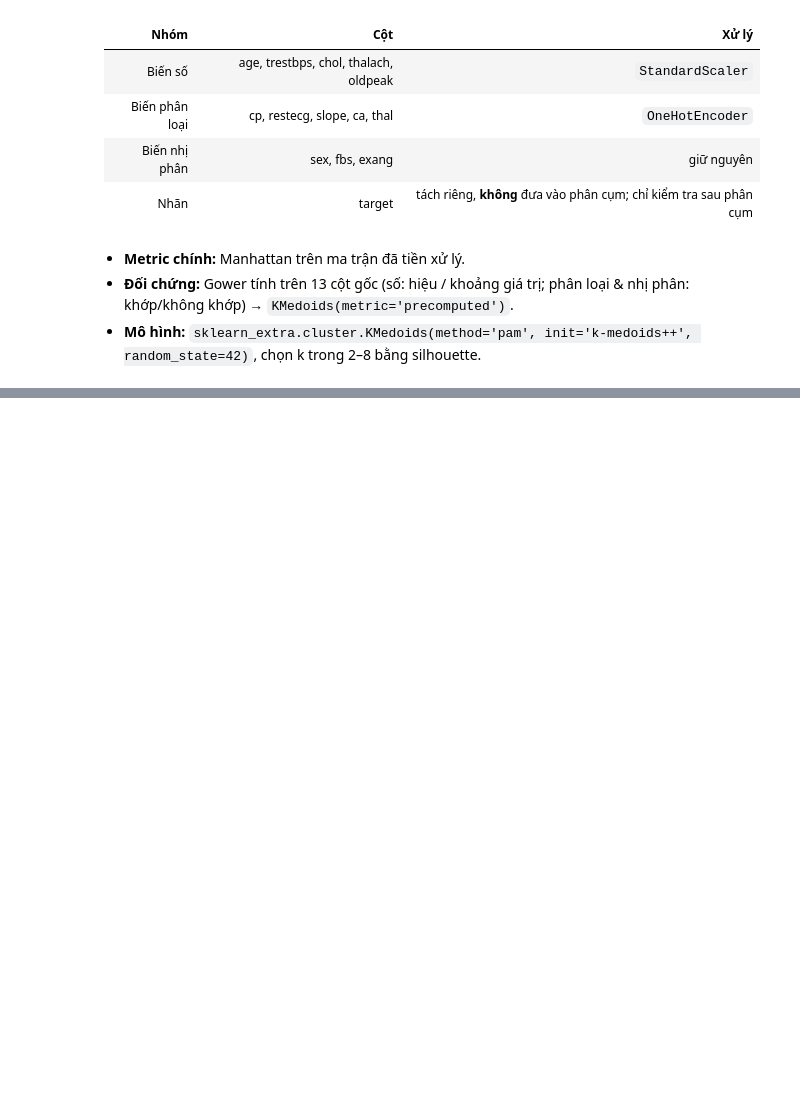
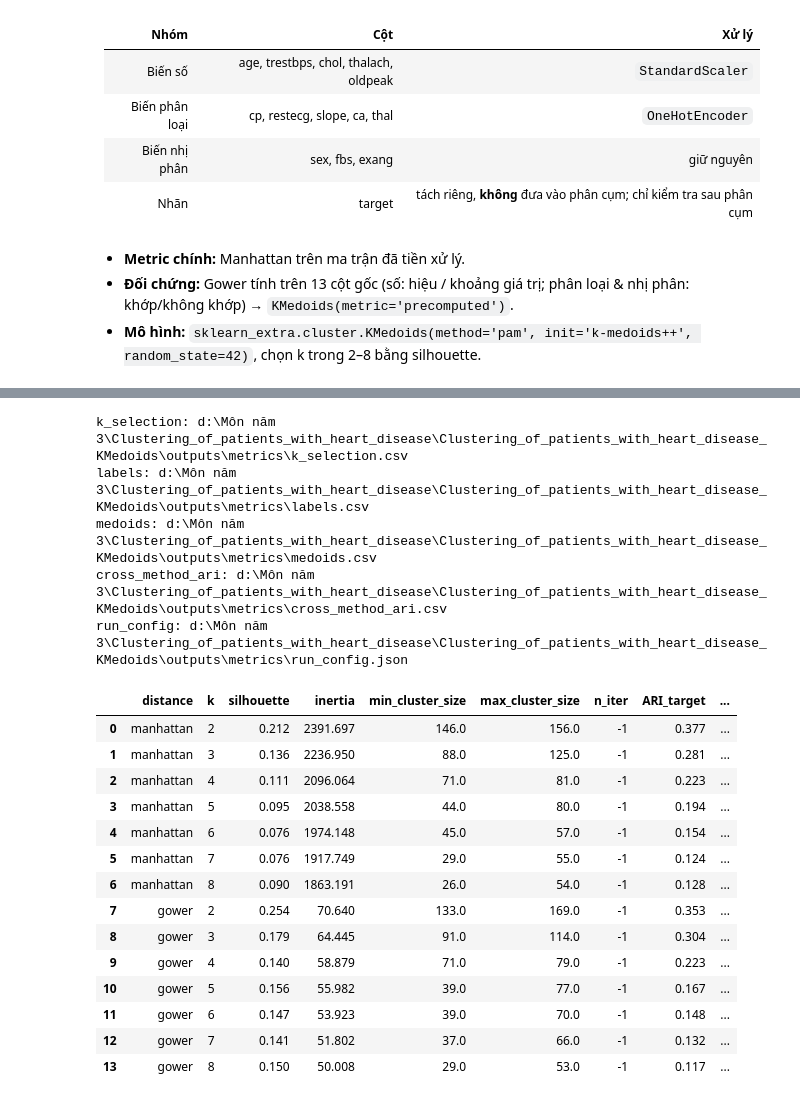
Before and after one commit to HaVuHongPhuc/Clustering_of_patients_with_heart_disease_KMedoids, a Jupyter notebook: notebooks/01_data_exploration.ipynb, the cells around one changed output, grey strips where cells are left out. Cells and saved outputs as stored; diff of their text form; code cells hidden in the pictures; blank space fills up the shorter version.

```diff
--- a/notebooks/01_data_exploration.ipynb
+++ b/notebooks/01_data_exploration.ipynb
@@ -176,0 +182,5 @@ Ma trận đặc trưng: (302, 27)
+# %%
+D_gower = gower_distance_matrix(X)
+saved = save_processed(df, X_mat, feature_names, D_gower, ROOT / "data" / "processed")
+for name, path in saved.items():
+    print(f"{name}: {path}")
@@ -176,0 +206,30 @@ Ma trận đặc trưng: (302, 27)
+# %%
+metric_paths = run_and_save_metrics(
+    df, ROOT / "outputs" / "metrics",
+    extra_config={"ca_abnormal": {"rule": "ca==4 -> NaN -> mode", "n_ca4_before_dedup": n_ca4,
+                                  "n_nan_after_dedup": n_nan, "fill_values": fill_values}},
+)
+for name, path in metric_paths.items():
+    print(f"{name}: {path}")
+pd.read_csv(metric_paths["k_selection"]).round(3)
+# %% [output]
+k_selection: d:\Môn năm 3\Clustering_of_patients_with_heart_disease\Clustering_of_patients_with_heart_disease_KMedoids\outputs\metrics\k_selection.csv
+labels: d:\Môn năm 3\Clustering_of_patients_with_heart_disease\Clustering_of_patients_with_heart_disease_KMedoids\outputs\metrics\labels.csv
+medoids: d:\Môn năm 3\Clustering_of_patients_with_heart_disease\Clustering_of_patients_with_heart_disease_KMedoids\outputs\metrics\medoids.csv
+cross_method_ari: d:\Môn năm 3\Clustering_of_patients_with_heart_disease\Clustering_of_patients_with_heart_disease_KMedoids\outputs\metrics\cross_method_ari.csv
+run_config: d:\Môn năm 3\Clustering_of_patients_with_heart_disease\Clustering_of_patients_with_heart_disease_KMedoids\outputs\metrics\run_config.json
+|  | distance | k | silhouette | inertia | min_cluster_size | max_cluster_size | n_iter | ARI_target | ... |
+| 0 | manhattan | 2 | 0.212 | 2391.697 | 146.0 | 156.0 | -1 | 0.377 | ... |
+| 1 | manhattan | 3 | 0.136 | 2236.950 | 88.0 | 125.0 | -1 | 0.281 | ... |
+| 2 | manhattan | 4 | 0.111 | 2096.064 | 71.0 | 81.0 | -1 | 0.223 | ... |
+| 3 | manhattan | 5 | 0.095 | 2038.558 | 44.0 | 80.0 | -1 | 0.194 | ... |
+| 4 | manhattan | 6 | 0.076 | 1974.148 | 45.0 | 57.0 | -1 | 0.154 | ... |
+| 5 | manhattan | 7 | 0.076 | 1917.749 | 29.0 | 55.0 | -1 | 0.124 | ... |
+| 6 | manhattan | 8 | 0.090 | 1863.191 | 26.0 | 54.0 | -1 | 0.128 | ... |
+| 7 | gower | 2 | 0.254 | 70.640 | 133.0 | 169.0 | -1 | 0.353 | ... |
+| 8 | gower | 3 | 0.179 | 64.445 | 91.0 | 114.0 | -1 | 0.304 | ... |
+| 9 | gower | 4 | 0.140 | 58.879 | 71.0 | 79.0 | -1 | 0.223 | ... |
+| 10 | gower | 5 | 0.156 | 55.982 | 39.0 | 77.0 | -1 | 0.167 | ... |
+| 11 | gower | 6 | 0.147 | 53.923 | 39.0 | 70.0 | -1 | 0.148 | ... |
+| 12 | gower | 7 | 0.141 | 51.802 | 37.0 | 66.0 | -1 | 0.132 | ... |
+| 13 | gower | 8 | 0.150 | 50.008 | 29.0 | 53.0 | -1 | 0.117 | ... |
```
Also changed, not shown: parts of 9 cells of this notebook, 4 other files.
